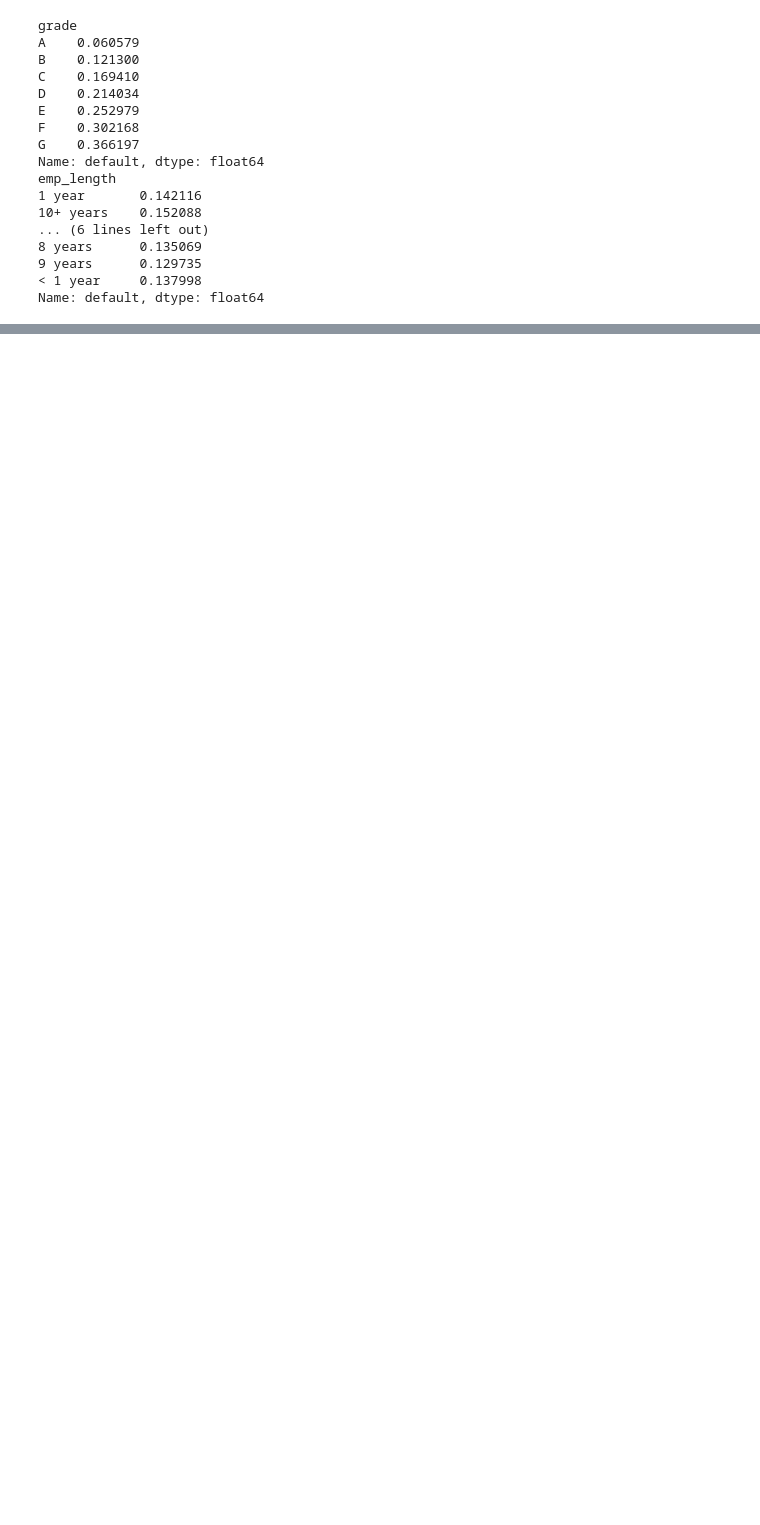
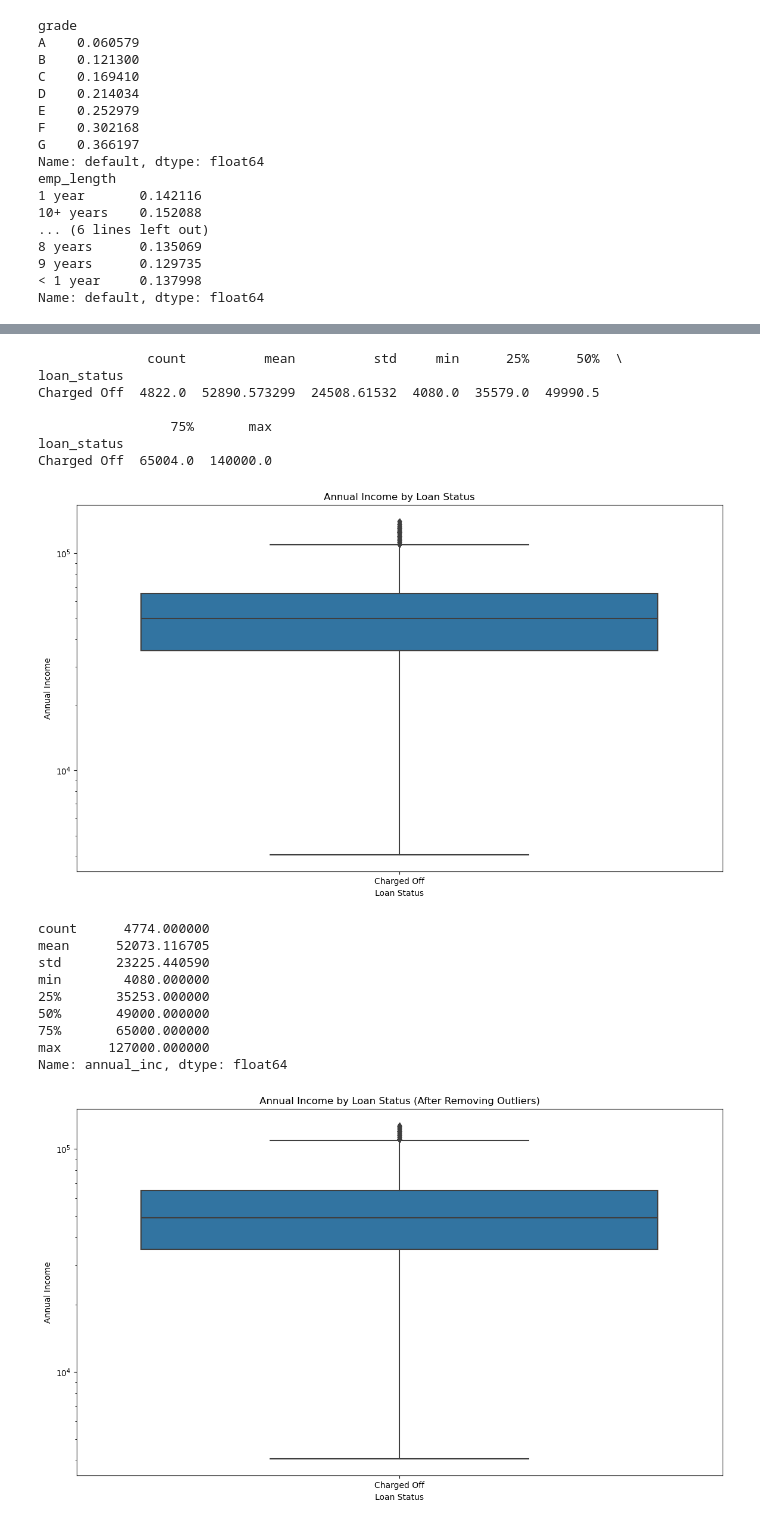
Before and after one commit to ramyaam/LendingClubCaseStudy, a Jupyter notebook: Lending_Club_CaseStudy.ipynb, the cells around one changed output, grey strips where cells are left out. Saved outputs shown, nothing was run; the diff lists cells and outputs as text; code cells hidden in the pictures; blank space fills up the shorter version.

```diff
--- a/Lending_Club_CaseStudy.ipynb
+++ b/Lending_Club_CaseStudy.ipynb
@@ -265,0 +362,48 @@ plt.show()
+# %%
+# Step 1: Summary Statistics
+summary_stats = df_defaulters.groupby('loan_status')['annual_inc'].describe()
+print(summary_stats)
+
+# Step 2: Visualization
+plt.figure(figsize=(14, 8))
+sns.boxplot(x='loan_status', y='annual_inc', data=df_defaulters)
+plt.title('Annual Income by Loan Status')
+plt.xlabel('Loan Status')
+plt.ylabel('Annual Income')
+plt.yscale('log')  # Log scale to handle wide range of income values
+plt.show()
+
+# Step 3: Filter Outliers
+percentile_99 = df_defaulters['annual_inc'].quantile(0.99)
+df_filtered = df_defaulters[df_defaulters['annual_inc'] <= percentile_99]
+
+# Verify the filtering
+print(df_filtered['annual_inc'].describe())
+
+# Step 4: Re-Visualize After Removing Outliers
+plt.figure(figsize=(14, 8))
+sns.boxplot(x='loan_status', y='annual_inc', data=df_filtered)
+plt.title('Annual Income by Loan Status (After Removing Outliers)')
+plt.xlabel('Loan Status')
+plt.ylabel('Annual Income')
+plt.yscale('log')
+plt.show()
+# %% [output]
+              count          mean          std     min      25%      50%  \
+loan_status
+Charged Off  4822.0  52890.573299  24508.61532  4080.0  35579.0  49990.5
+
+                 75%       max
+loan_status
+Charged Off  65004.0  140000.0
+[figure, added]
+count      4774.000000
+mean      52073.116705
+std       23225.440590
+min        4080.000000
+25%       35253.000000
+50%       49000.000000
+75%       65000.000000
+max      127000.000000
+Name: annual_inc, dtype: float64
+[figure, added]
```
Also changed, not shown: parts of 29 cells of this notebook.
